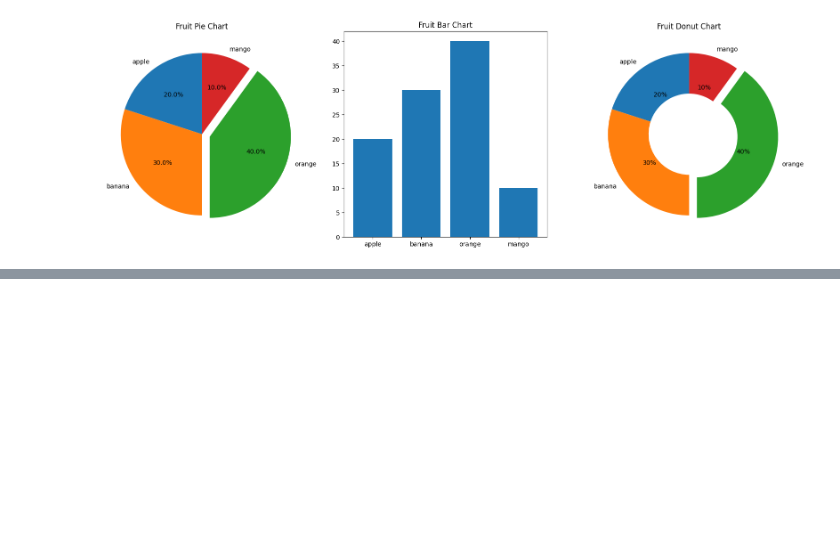
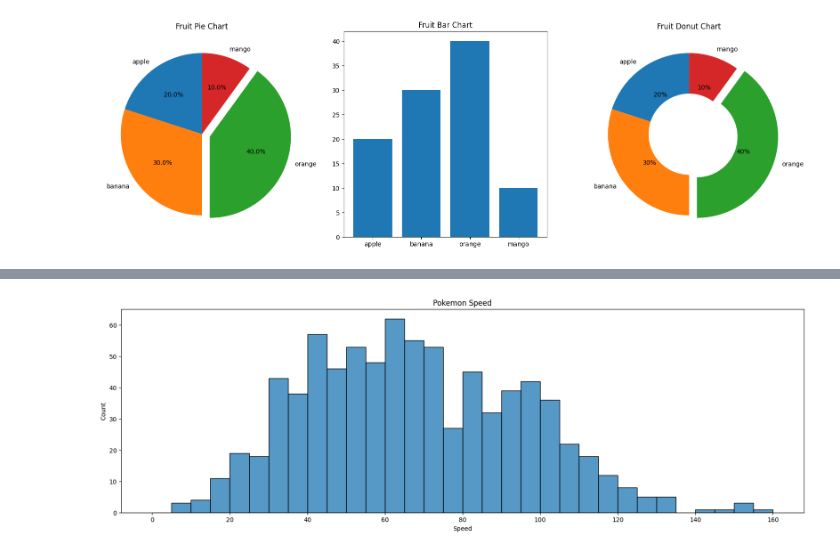
Before and after one commit to kisyular/data-visualization, a Jupyter notebook: Intro-Data-Visualization.ipynb, the cells around one changed output, grey strips where cells are left out. Saved outputs shown, nothing was run; the diff lists cells and outputs as text; code cells hidden in the pictures; blank space fills up the shorter version.

```diff
--- a/Intro-Data-Visualization.ipynb
+++ b/Intro-Data-Visualization.ipynb
@@ -509,0 +535,11 @@ ax3.pie(df['count'], labels=df['fruits'], explode=explode, autopct='%1.0f%%', sh
+# %%
+# Create bins with step size 5
+bins = np.arange(0, pokemon['speed'].max()+5, 5)
+# Plot the histogram using the bins and seaborn library histplot function
+plt.figure(figsize=(20,6))
+plt.title('Pokemon Speed')
+sb.histplot(pokemon['speed'], bins=bins)
+plt.xlabel('Speed')
+plt.ylabel('Count');
+# %% [output]
+[figure, added]
```
Also changed, not shown: parts of 3 cells of this notebook.
